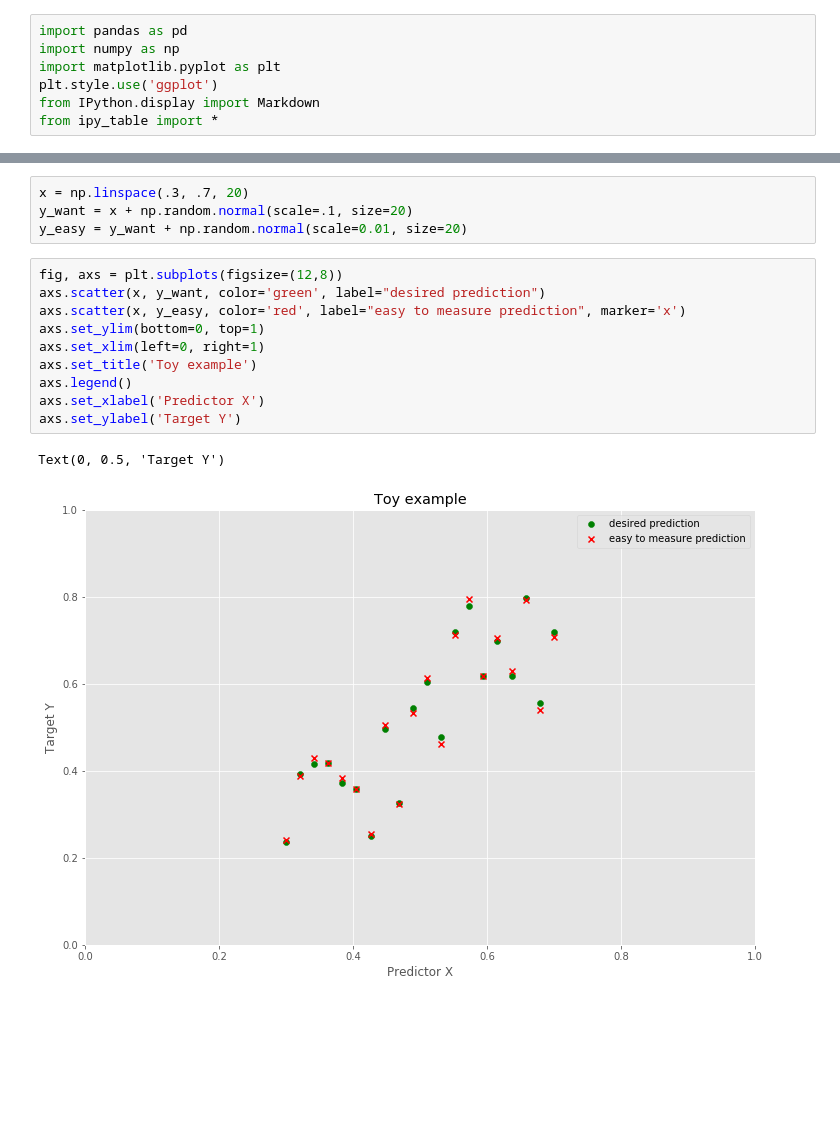
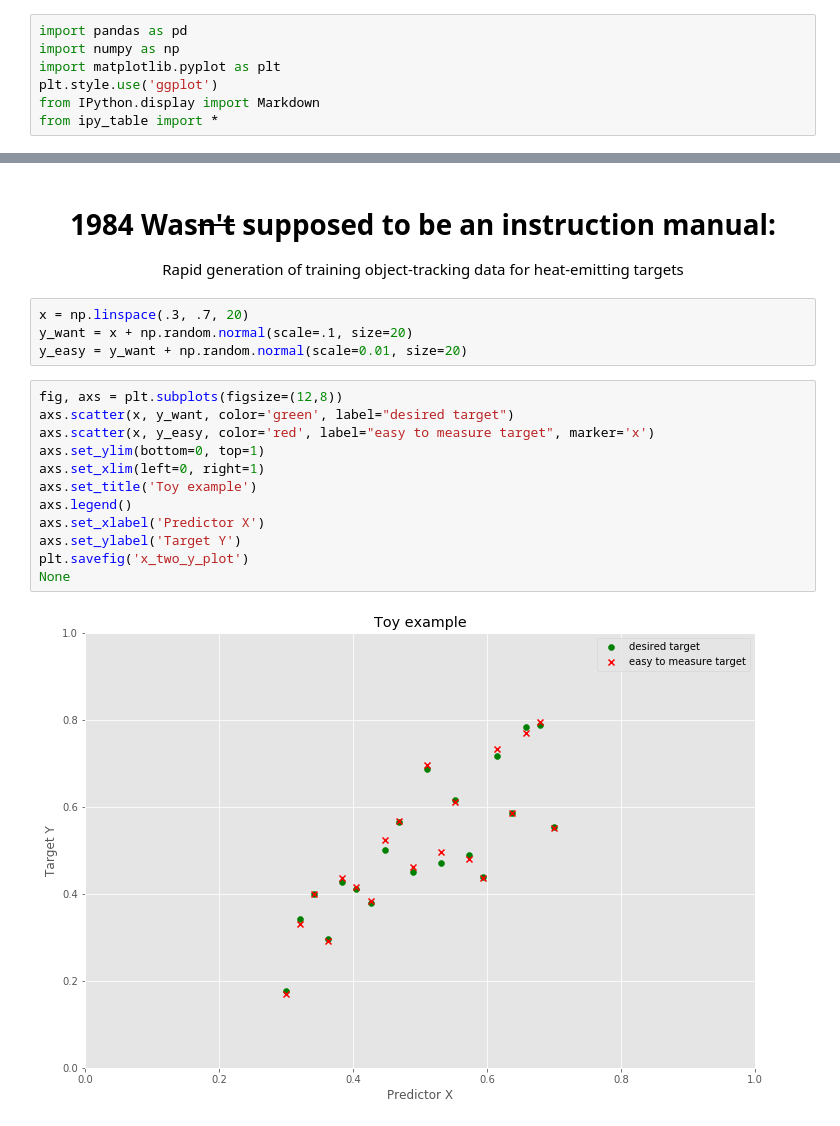
Before and after one commit to ErinMyLungs/1984-with-bunnies, a Jupyter notebook: presentation/presentation.ipynb, the cells around one changed output, grey strips where cells are left out. Cells and saved outputs as stored; diff of their text form; blank space fills up the shorter version.

```diff
--- a/presentation/presentation.ipynb
+++ b/presentation/presentation.ipynb
@@ -36,20 +34,25 @@ The underlying idea:
+# %% [markdown]
+<center> <h1> 1984 Was<strike>n't</strike> supposed to be an instruction manual:</h1> </center>
+
+<center>Rapid generation of training object-tracking data for heat-emitting targets</center>
 # %%
 x = np.linspace(.3, .7, 20)
 y_want = x + np.random.normal(scale=.1, size=20)
 y_easy = y_want + np.random.normal(scale=0.01, size=20)
 # %%
 fig, axs = plt.subplots(figsize=(12,8))
-axs.scatter(x, y_want, color='green', label="desired prediction")
-axs.scatter(x, y_easy, color='red', label="easy to measure prediction", marker='x')
+axs.scatter(x, y_want, color='green', label="desired target")
+axs.scatter(x, y_easy, color='red', label="easy to measure target", marker='x')
 axs.set_ylim(bottom=0, top=1)
 axs.set_xlim(left=0, right=1)
 axs.set_title('Toy example')
 axs.legend()
 axs.set_xlabel('Predictor X')
 axs.set_ylabel('Target Y')
+plt.savefig('x_two_y_plot')
+None
 # %% [output]
-Text(0, 0.5, 'Target Y')
-[figure, old version]
+[figure, new version]
 # %%
 fig, axs = plt.subplots(figsize=(12,8))
 axs.scatter(y_easy, y_want, color='green')
```
Also changed, not shown: parts of 4 cells of this notebook, 13 other files.
